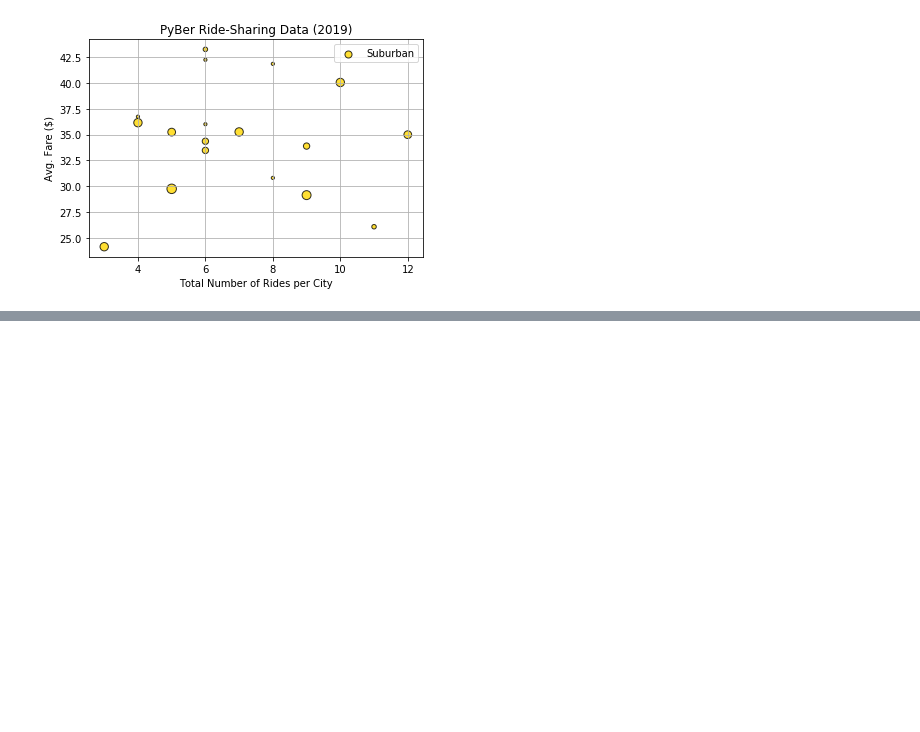
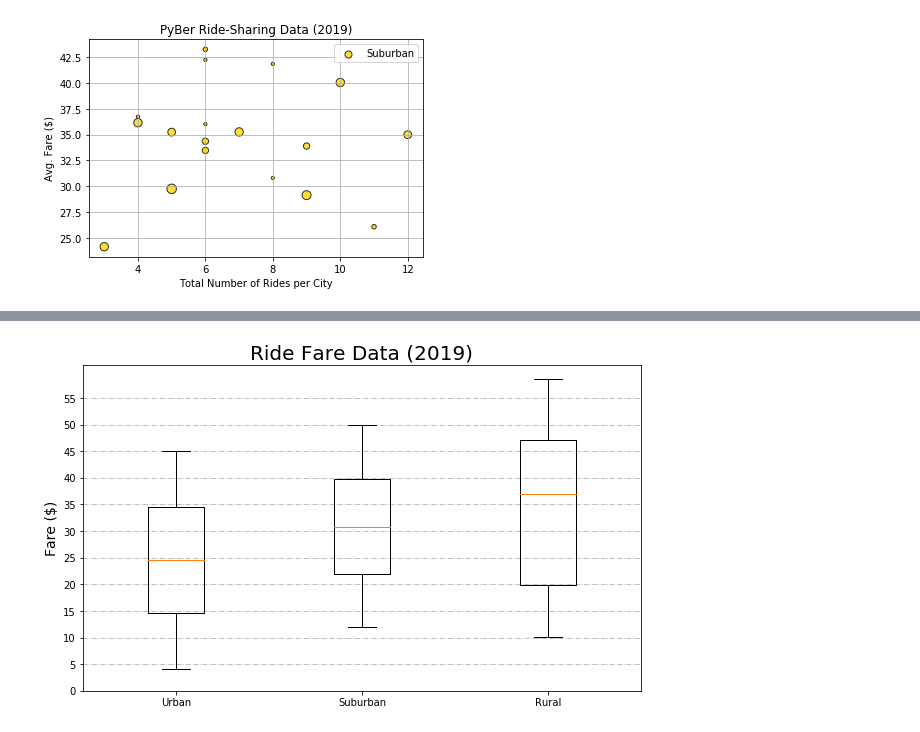
Before and after one commit to TaishiMatsuda/PyBer_Analysis, a Jupyter notebook: PyBer.ipynb, the cells around one changed output, grey strips where cells are left out. Saved outputs shown, nothing was run; the diff lists cells and outputs as text; code cells hidden in the pictures; blank space fills up the shorter version.

```diff
--- a/PyBer.ipynb
+++ b/PyBer.ipynb
@@ -196,0 +271,24 @@ plt.show()
+# %%
+# Create a box-and-whisker plot for the average fare
+
+# Preparing labels and dataframe for ride count
+x_labels = city_data_df['type'].unique()
+yaxis = []
+for type in x_labels:
+    yaxis.append(pyber_data_df[pyber_data_df['type'] == type]['fare'])
+
+# Preparing Figure
+fig, ax = plt.subplots(figsize=(10,6))
+ax.boxplot(yaxis, labels=x_labels)
+
+# Other Graph Properties
+ax.set_title('Ride Fare Data (2019)', fontsize=20)
+ax.set_ylabel('Fare ($)', fontsize=14)
+ax.set_yticks(np.arange(0,60,step=5.0))
+ax.grid(linestyle='-.', axis='y')
+
+# Save and show figure
+plt.savefig('Analysis/Fig3.png')
+plt.show()
+# %% [output]
+[figure, added]
```
Also changed, not shown: parts of 14 cells of this notebook, 4 other files.
